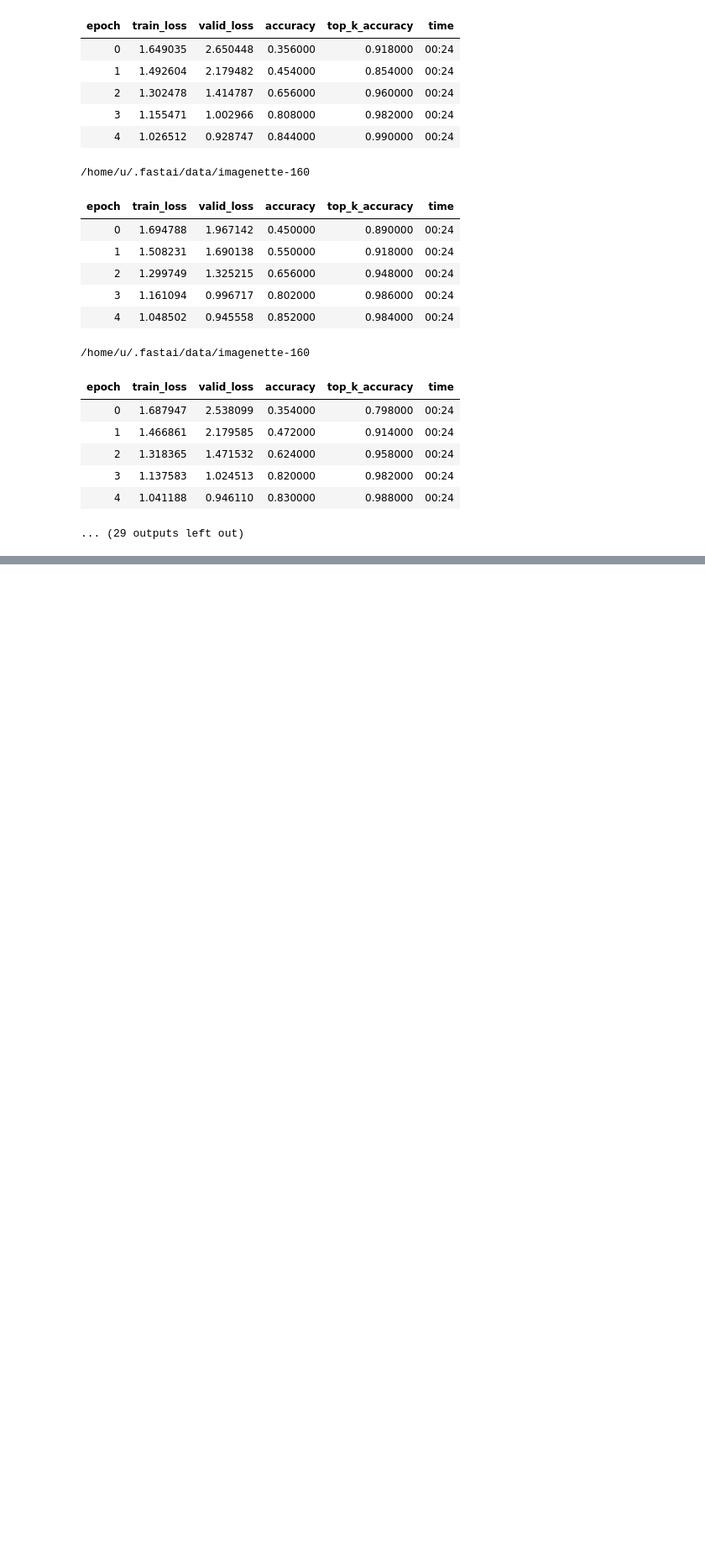
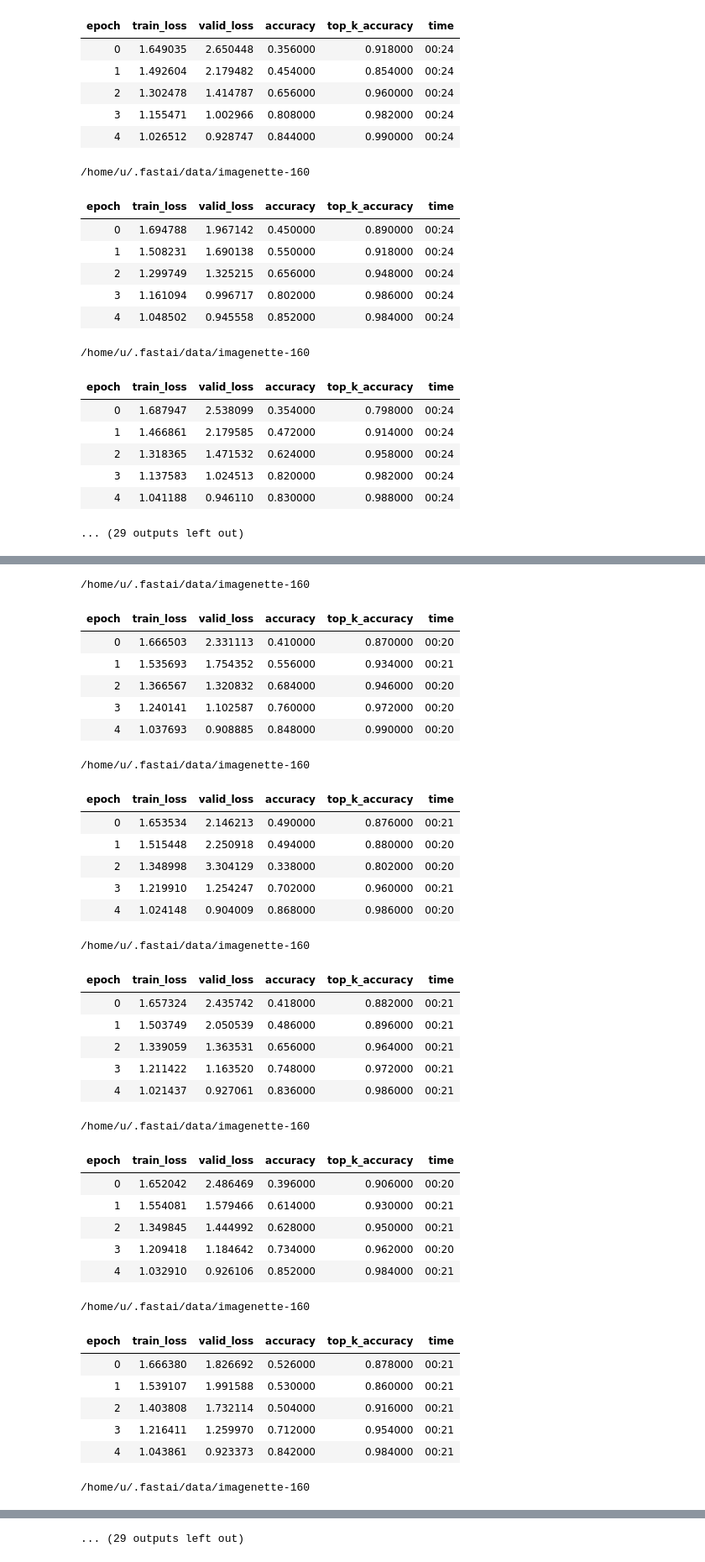
Before and after one commit to mgrankin/over9000, a Jupyter notebook: Imagenette_128_5_epoch-bs64.ipynb, the cells around one changed output, grey strips where cells are left out. Shown at 84% size. Cells and saved outputs as stored; diff of their text form; code cells hidden in the pictures; blank space fills up the shorter version.

```diff
--- a/Imagenette_128_5_epoch-bs64.ipynb
+++ b/Imagenette_128_5_epoch-bs64.ipynb
@@ -454,0 +507,40 @@ To use this log_lamb_rs, please run 'pip install tensorboardx'. Also you must ha
+# %%
+%run train.py --run 20 --woof 0 --size 128 --bs 64 --mixup 0 --sa 0 --epoch 5 --lr 1e-2 --gpu 1 \
+                --opt adamod
+# %% [output]
+/home/u/.fastai/data/imagenette-160
+| epoch | train_loss | valid_loss | accuracy | top_k_accuracy | time |
+| 0 | 1.666503 | 2.331113 | 0.410000 | 0.870000 | 00:20 |
+| 1 | 1.535693 | 1.754352 | 0.556000 | 0.934000 | 00:21 |
+| 2 | 1.366567 | 1.320832 | 0.684000 | 0.946000 | 00:20 |
+| 3 | 1.240141 | 1.102587 | 0.760000 | 0.972000 | 00:20 |
+| 4 | 1.037693 | 0.908885 | 0.848000 | 0.990000 | 00:20 |
+/home/u/.fastai/data/imagenette-160
+| epoch | train_loss | valid_loss | accuracy | top_k_accuracy | time |
+| 0 | 1.653534 | 2.146213 | 0.490000 | 0.876000 | 00:21 |
+| 1 | 1.515448 | 2.250918 | 0.494000 | 0.880000 | 00:20 |
+| 2 | 1.348998 | 3.304129 | 0.338000 | 0.802000 | 00:20 |
+| 3 | 1.219910 | 1.254247 | 0.702000 | 0.960000 | 00:21 |
+| 4 | 1.024148 | 0.904009 | 0.868000 | 0.986000 | 00:20 |
+/home/u/.fastai/data/imagenette-160
+| epoch | train_loss | valid_loss | accuracy | top_k_accuracy | time |
+| 0 | 1.657324 | 2.435742 | 0.418000 | 0.882000 | 00:21 |
+| 1 | 1.503749 | 2.050539 | 0.486000 | 0.896000 | 00:21 |
+| 2 | 1.339059 | 1.363531 | 0.656000 | 0.964000 | 00:21 |
+| 3 | 1.211422 | 1.163520 | 0.748000 | 0.972000 | 00:21 |
+| 4 | 1.021437 | 0.927061 | 0.836000 | 0.986000 | 00:21 |
+/home/u/.fastai/data/imagenette-160
+| epoch | train_loss | valid_loss | accuracy | top_k_accuracy | time |
+| 0 | 1.652042 | 2.486469 | 0.396000 | 0.906000 | 00:20 |
+| 1 | 1.554081 | 1.579466 | 0.614000 | 0.930000 | 00:21 |
+| 2 | 1.349845 | 1.444992 | 0.628000 | 0.950000 | 00:21 |
+| 3 | 1.209418 | 1.184642 | 0.734000 | 0.962000 | 00:20 |
+| 4 | 1.032910 | 0.926106 | 0.852000 | 0.984000 | 00:21 |
+/home/u/.fastai/data/imagenette-160
+| epoch | train_loss | valid_loss | accuracy | top_k_accuracy | time |
+| 0 | 1.666380 | 1.826692 | 0.526000 | 0.878000 | 00:21 |
+| 1 | 1.539107 | 1.991588 | 0.530000 | 0.860000 | 00:21 |
+| 2 | 1.403808 | 1.732114 | 0.504000 | 0.916000 | 00:21 |
+| 3 | 1.216411 | 1.259970 | 0.712000 | 0.954000 | 00:21 |
+| 4 | 1.043861 | 0.923373 | 0.842000 | 0.984000 | 00:21 |
+/home/u/.fastai/data/imagenette-160
@@ -454,0 +553 @@ To use this log_lamb_rs, please run 'pip install tensorboardx'. Also you must ha
+... (29 outputs left out)
```
Also changed, not shown: parts of 4 cells of this notebook, 5 other files.
